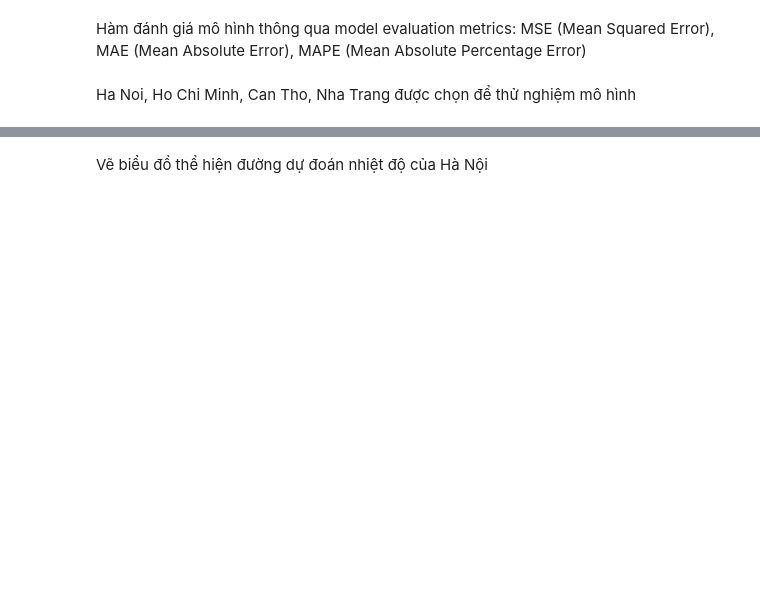
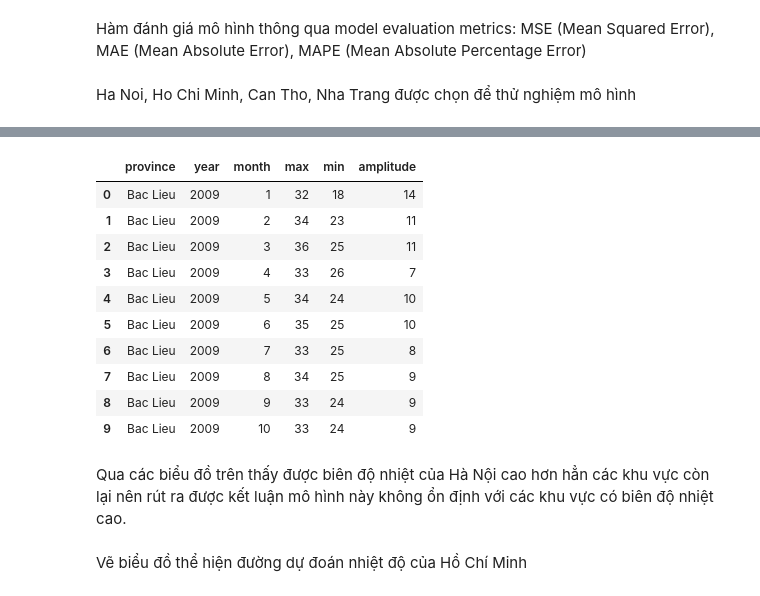
Before and after one commit to khangnl24112002/DataVisualization_Group02_FinalProject, a Jupyter notebook: main.ipynb, the cells around one changed output, grey strips where cells are left out. Cells and saved outputs as stored; diff of their text form; code cells hidden in the pictures; blank space fills up the shorter version.

```diff
--- a/main.ipynb
+++ b/main.ipynb
@@ -459,0 +523,20 @@ model_evaluation(nt_test, nt_forecast)
+# %%
+df['month'] = df['date'].dt.month
+df['year'] = df['date'].dt.year
+df_grouped = df.groupby(['province', 'year', 'month']).agg({'max': ['max'], 'min': ['min']})
+df_grouped.columns = ['max', 'min']
+df_grouped.reset_index(inplace=True)
+df_grouped['amplitude'] = df_grouped['max'] - df_grouped['min']
+df_grouped.head(10)
+# %% [output]
+|  | province | year | month | max | min | amplitude |
+| 0 | Bac Lieu | 2009 | 1 | 32 | 18 | 14 |
+| 1 | Bac Lieu | 2009 | 2 | 34 | 23 | 11 |
+| 2 | Bac Lieu | 2009 | 3 | 36 | 25 | 11 |
+| 3 | Bac Lieu | 2009 | 4 | 33 | 26 | 7 |
+| 4 | Bac Lieu | 2009 | 5 | 34 | 24 | 10 |
+| 5 | Bac Lieu | 2009 | 6 | 35 | 25 | 10 |
+| 6 | Bac Lieu | 2009 | 7 | 33 | 25 | 8 |
+| 7 | Bac Lieu | 2009 | 8 | 34 | 25 | 9 |
+| 8 | Bac Lieu | 2009 | 9 | 33 | 24 | 9 |
+| 9 | Bac Lieu | 2009 | 10 | 33 | 24 | 9 |
@@ -460,3 +555,5 @@ model_evaluation(nt_test, nt_forecast)
+# %% [markdown]
+Qua các biểu đồ trên thấy được biên độ nhiệt của Hà Nội cao hơn hẳn các khu vực còn lại nên rút ra được kết luận mô hình này không ổn định với các khu vực có biên độ nhiệt cao.
 # %% [markdown]
-Vẽ biểu đồ thể hiện đường dự đoán nhiệt độ của Hà Nội
+Vẽ biểu đồ thể hiện đường dự đoán nhiệt độ của Hồ Chí Minh
 # %%
```
Also changed, not shown: parts of 21 cells of this notebook.
